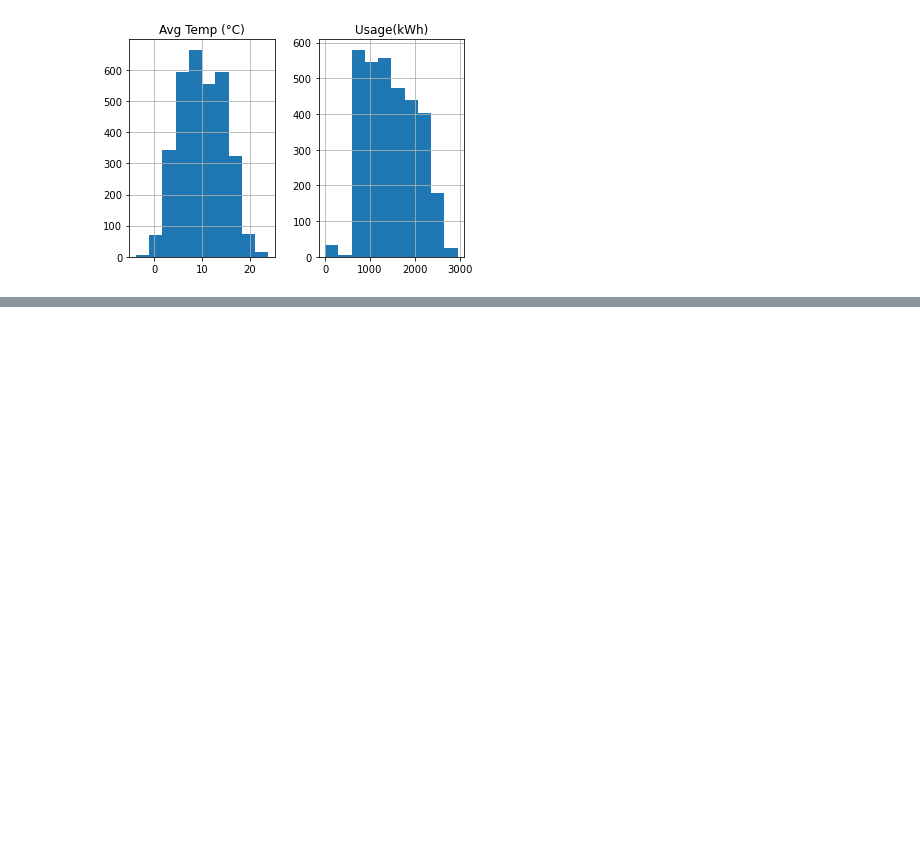
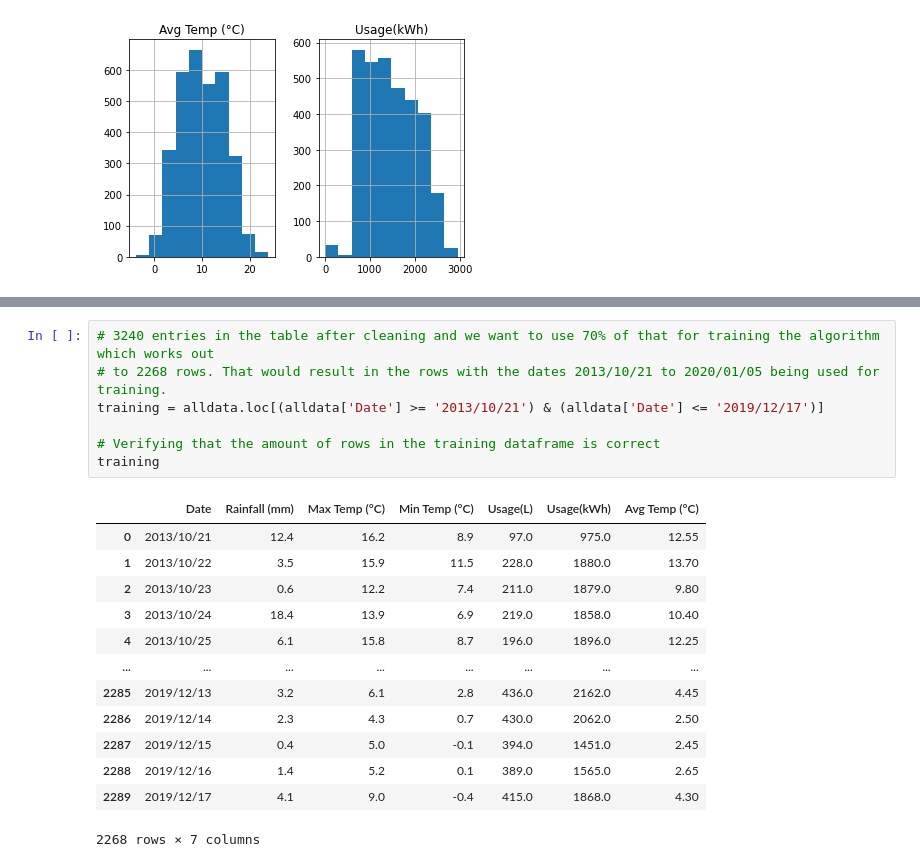
Before and after one commit to arnas-mag/3rd_Year_Project, a Jupyter notebook: written_documents/Water_and_Power_Prediction.ipynb, the cells around one changed output, grey strips where cells are left out. Drawn from its saved outputs; the diff is of its cells as text; blank space fills up the shorter version.

```diff
--- a/written_documents/Water_and_Power_Prediction.ipynb
+++ b/written_documents/Water_and_Power_Prediction.ipynb
@@ -137,0 +155,21 @@ array([[<AxesSubplot:title={'center':'Avg Temp (°C)'}>,
+# %%
+# 3240 entries in the table after cleaning and we want to use 70% of that for training the algorithm which works out
+# to 2268 rows. That would result in the rows with the dates 2013/10/21 to 2020/01/05 being used for training.
+training = alldata.loc[(alldata['Date'] >= '2013/10/21') & (alldata['Date'] <= '2019/12/17')]
+
+# Verifying that the amount of rows in the training dataframe is correct
+training
+# %% [output]
+|  | Date | Rainfall (mm) | Max Temp (°C) | Min Temp (°C) | Usage(L) | Usage(kWh) | Avg Temp (°C) |
+| 0 | 2013/10/21 | 12.4 | 16.2 | 8.9 | 97.0 | 975.0 | 12.55 |
+| 1 | 2013/10/22 | 3.5 | 15.9 | 11.5 | 228.0 | 1880.0 | 13.70 |
+| 2 | 2013/10/23 | 0.6 | 12.2 | 7.4 | 211.0 | 1879.0 | 9.80 |
+| 3 | 2013/10/24 | 18.4 | 13.9 | 6.9 | 219.0 | 1858.0 | 10.40 |
+| 4 | 2013/10/25 | 6.1 | 15.8 | 8.7 | 196.0 | 1896.0 | 12.25 |
+| ... | ... | ... | ... | ... | ... | ... | ... |
+| 2285 | 2019/12/13 | 3.2 | 6.1 | 2.8 | 436.0 | 2162.0 | 4.45 |
+| 2286 | 2019/12/14 | 2.3 | 4.3 | 0.7 | 430.0 | 2062.0 | 2.50 |
+| 2287 | 2019/12/15 | 0.4 | 5.0 | -0.1 | 394.0 | 1451.0 | 2.45 |
+| 2288 | 2019/12/16 | 1.4 | 5.2 | 0.1 | 389.0 | 1565.0 | 2.65 |
+| 2289 | 2019/12/17 | 4.1 | 9.0 | -0.4 | 415.0 | 1868.0 | 4.30 |
+2268 rows × 7 columns
```
Also changed, not shown: parts of 6 cells of this notebook.
